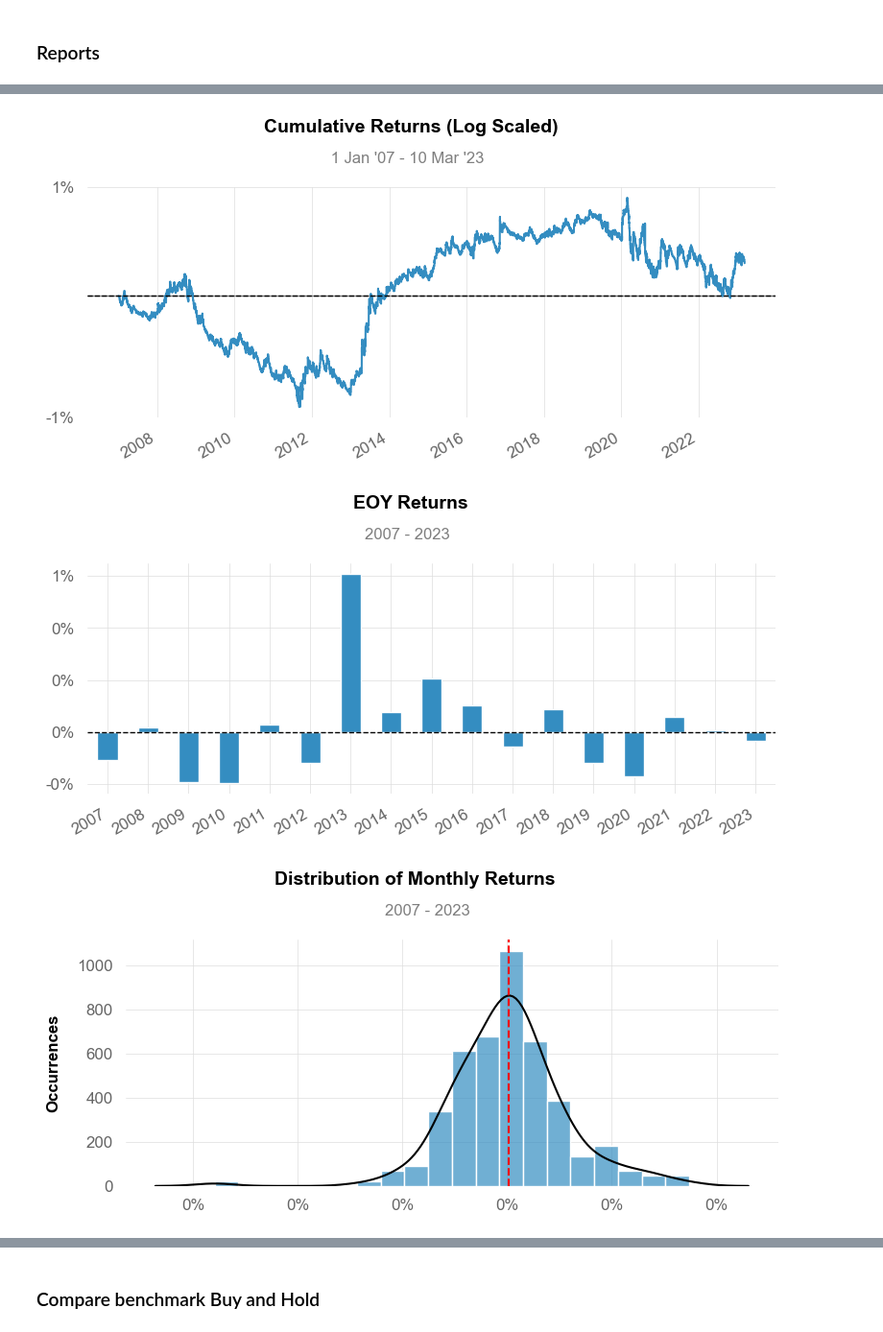
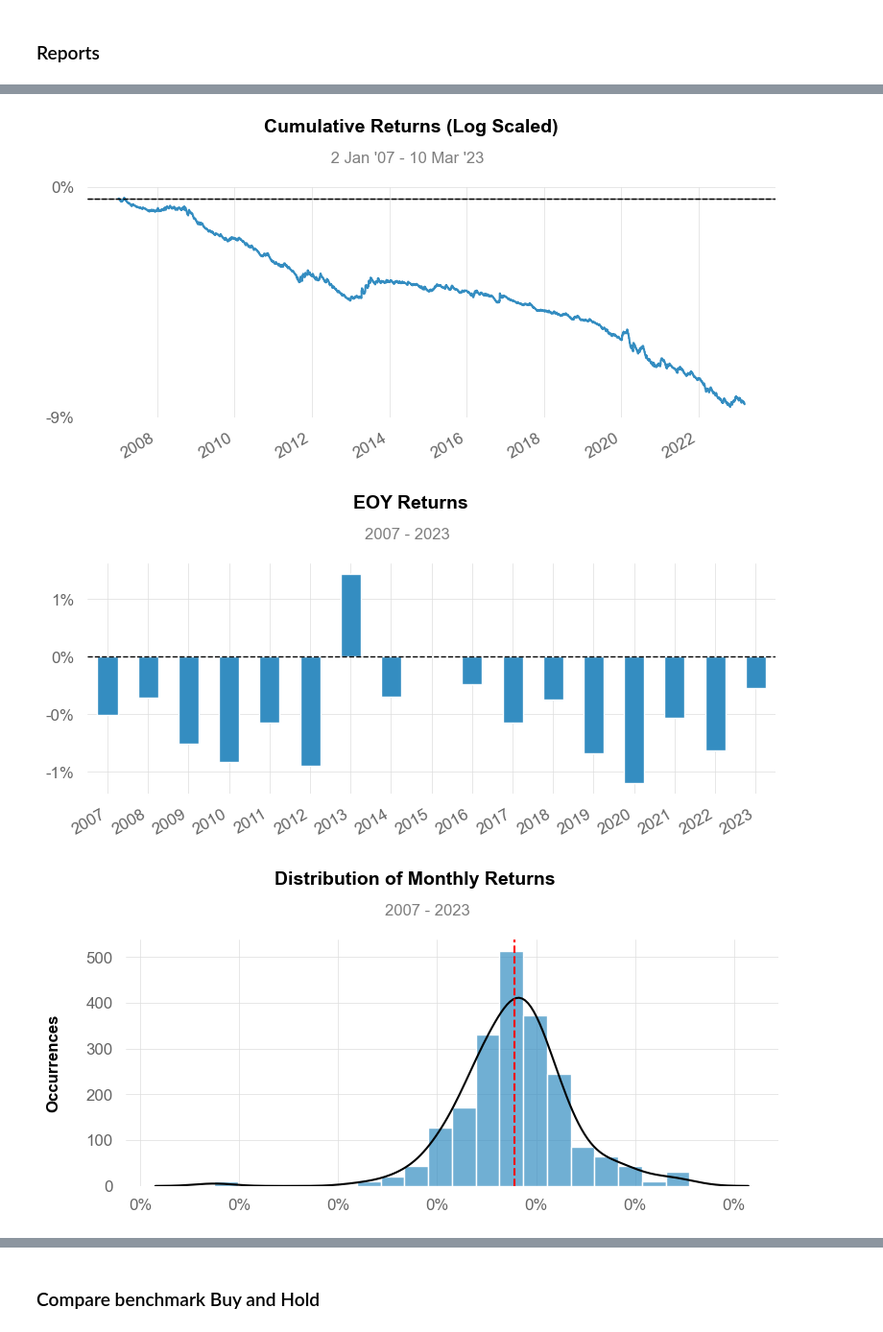
Before and after one commit to Kittipong91/XAUUSD_algorithmic_trading, a Jupyter notebook: Technical_Strategy/Strategy+7+-+London+breakout+-+Trailing+SL/Strategy 7 - London breakout - Traling SL - Reports.ipynb, the cells around one changed output, grey strips where cells are left out. Shown at 96% size. Cells and saved outputs as stored; diff of their text form; code cells hidden in the pictures.

```diff
--- a/Technical_Strategy/Strategy+7+-+London+breakout+-+Trailing+SL/Strategy 7 - London breakout - Traling SL - Reports.ipynb
+++ b/Technical_Strategy/Strategy+7+-+London+breakout+-+Trailing+SL/Strategy 7 - London breakout - Traling SL - Reports.ipynb
@@ -150,7 +153,7 @@ Strategy Visualization
 # %% [markdown]
 ### Reports
 # %%
-qs.reports.full(result_M30['returns'])
+qs.reports.full(result_M30['Equity'].resample('D').last().dropna().pct_change())
 # %% [output]
 Performance Metrics
                            Strategy
@@ -183,3 +183,3 @@ Strategy Visualization
-[figure, old version]
+[figure, new version]
-[figure, old version]
+[figure, new version]
-[figure, old version]
+[figure, new version]
```
Also changed, not shown: parts of 12 cells of this notebook, 12 other files.
